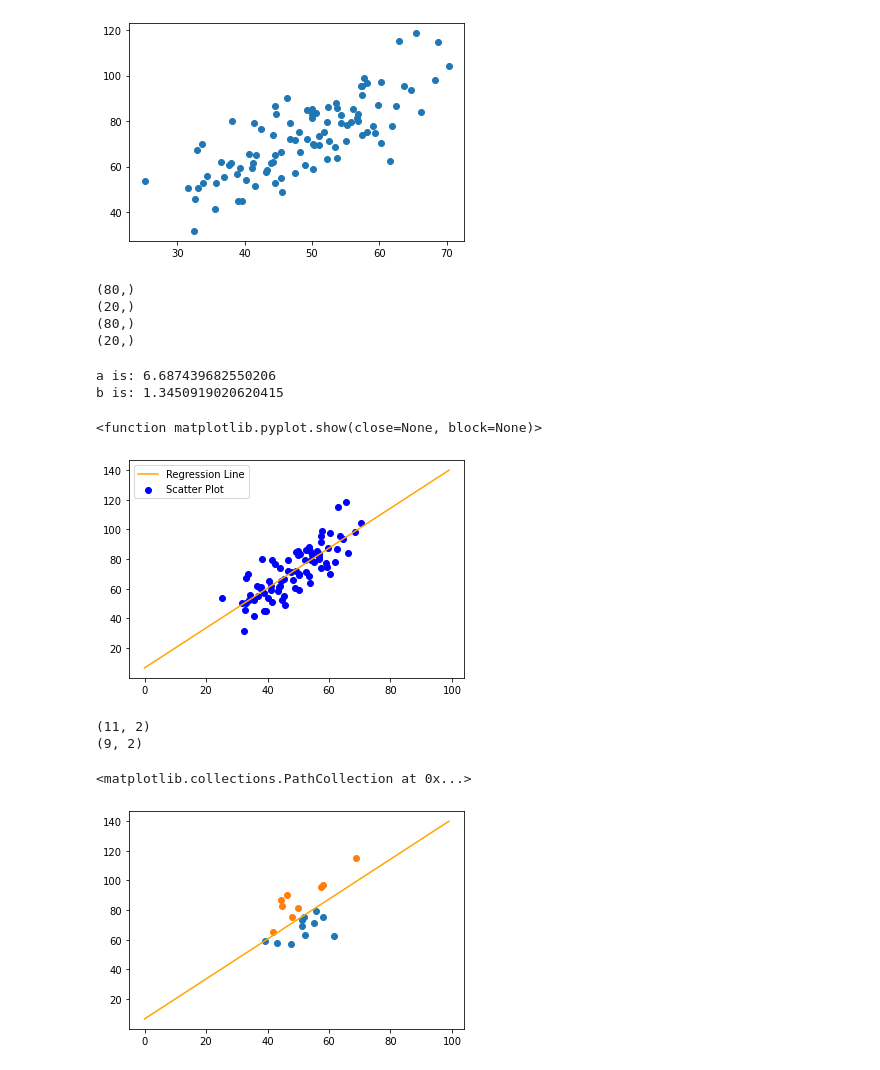
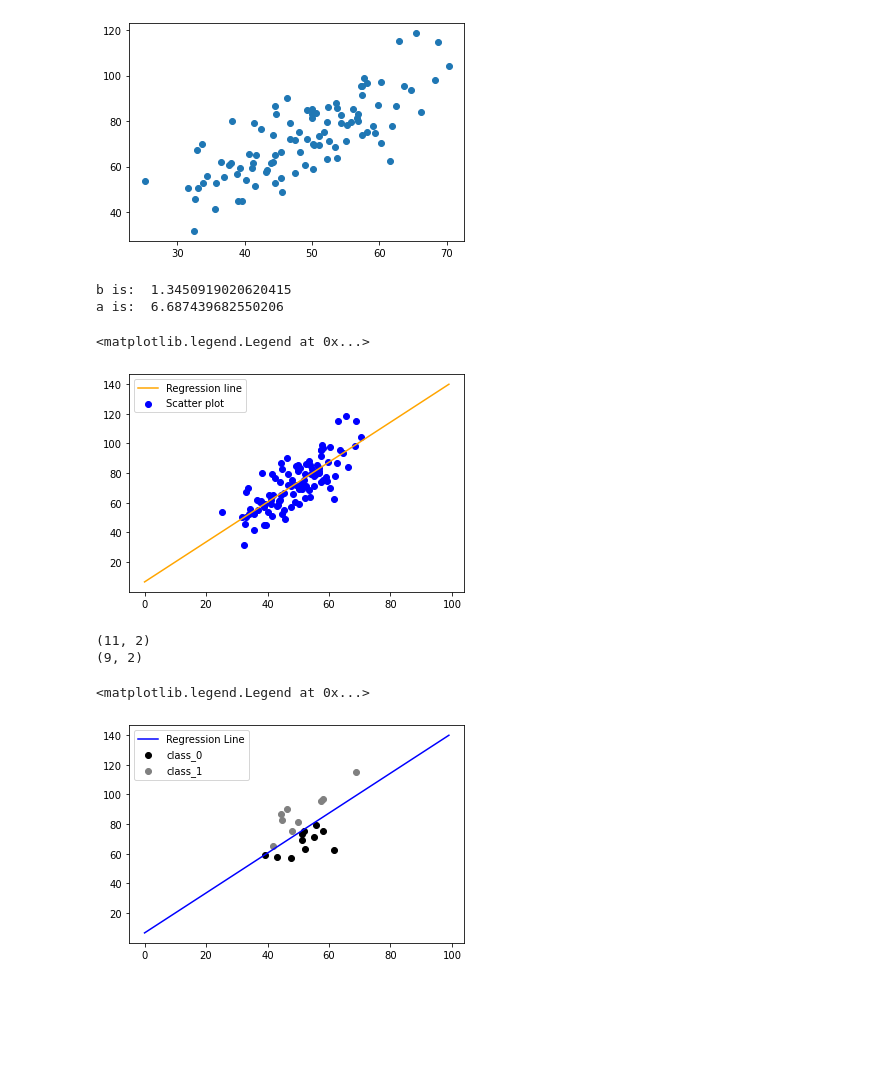
Before and after one commit to mshahiq/AI-DS-Exercises, a Jupyter notebook: Chapter 2/01. Intro to ML/Part 2/ml2.ipynb, the cells around one changed output. Saved outputs shown, nothing was run; the diff lists cells and outputs as text; code cells hidden in the pictures; blank space fills up the shorter version.

```diff
--- a/Chapter 2/01. Intro to ML/Part 2/ml2.ipynb
+++ b/Chapter 2/01. Intro to ML/Part 2/ml2.ipynb
@@ -39,24 +36,16 @@ assert df.shape == (100,2)
 # %%
 #plot the data (scatter)
 # YOUR CODE HERE
-x = df['X']
-y = df['Y']
-plt.scatter(x,y)
+plt.scatter(df['X'],df['Y'])
 # %% [output]
 <matplotlib.collections.PathCollection at 0x...>
 [figure]
+# %%
+X = df['X']
+Y = df['Y']
 # %%
 # YOUR CODE HERE
-x_train, x_test, y_train, y_test = train_test_split(x,y,test_size=0.2,random_state=0)
-print(x_train.shape)
-print(x_test.shape)
-print(y_train.shape)
-print(y_test.shape)
+x_train, x_test, y_train, y_test = train_test_split(X,Y, test_size=0.2,random_state=0)
-# %% [output]
-(80,)
-(20,)
-(80,)
-(20,)
 # %%
 assert x_train.shape == (80,)
 assert x_test.shape == (20,)
@@ -74,21 +63,23 @@ a = 0
 
 # YOUR CODE HERE
 def a_b(x,y):
-    #x_len = len(x_train)
+
     x_mean = x_train.mean()
     y_mean = y_train.mean()
 
-    b_upper = sum((x_train-x_mean)*(y_train-y_mean))
-    b_lower = sum((x_train-x_mean)**2)
+    b_upper = sum((x_train-x_mean)*(y_train-y_mean))        # SUM ( xi - x_mean) * (yi - y_mean)
+    b_lower = sum((x_train-x_mean)**2)                      #SUM (xi - x_mean)^2
+    b = b_upper/b_lower
 
-    b = b_upper/b_lower
-    a = y_mean - b * x_mean
+    a = y_mean - b * x_mean                                 #a = y_mean - b * x_mean
+
     return a,b
 
 a,b = a_b(x_train,y_train)
-print("a is:",a)
-print("b is:",b)
+
+print("b is: ",b)
+print("a is: ",a)
 # %% [output]
-a is: 6.687439682550206
-b is: 1.3450919020620415
+b is:  1.3450919020620415
+a is:  6.687439682550206
 # %%
@@ -97,15 +88,14 @@ assert abs(b - 1.32) <=0.03
 # %%
 line = 0
 x = np.arange(0,100)
-line = a + b * x
 # YOUR CODE HERE
-plt.plot(x,line,color='orange',label='Regression Line')
-plt.scatter(x_train,y_train,c='blue',label = 'Scatter Plot')
+line = a+b*x
+plt.plot(x,line,color = 'orange',label = 'Regression line')
+plt.scatter(df['X'],df['Y'],label = 'Scatter plot',color = 'blue')
 plt.legend()
-plt.show
 # %% [output]
-<function matplotlib.pyplot.show(close=None, block=None)>
+<matplotlib.legend.Legend at 0x...>
-[figure, old version]
+[figure, new version]
 # %%
 assert abs(a +3*b - 11.69) <= 0.05
 assert abs(a +100*b - 140) <= 1
@@ -116,13 +107,16 @@ y_test_pred = a + b*x_test
 # %%
 #Classify your test data in to classes
+#if the Y value for a certain X is lower than the line then the class is 0
 class_0 = []
 class_1 = []
+
 # YOUR CODE HERE
-y_test_predict = y_test_pred.tolist()
-#if the Y value for a certain X is lower than the line then the class is 0
-x_test_len = x_test.shape[0]
-for i in range(x_test_len):
-    if y_test.values[i] < (a + x_test.values[i]*b):
+y_predictions = y_pred.tolist()
+
+x_test_length = x_test.shape[0]
+
+for i in range(x_test_length):
+    if y_test.values[i] < (a+x_test.values[i]*b):
         class_0.append((x_test.values[i],y_test.values[i]))
     else:
         class_1.append((x_test.values[i],y_test.values[i]))
@@ -139,9 +133,10 @@ assert 9 < class_0.shape[0] < 13
 assert 7 < class_1.shape[0] < 11
 # %%
 # YOUR CODE HERE
-plt.plot(x,line,color='orange',label='Regression Line')
-plt.scatter(class_0[:,0],class_0[:,1])
-plt.scatter(class_1[:,0],class_1[0:,1])
+plt.plot(x,line,color='blue',label='Regression Line')
+plt.scatter(class_0[:,0],class_0[:,1],color='black',label='class_0')
+plt.scatter(class_1[:,0],class_1[0:,1],color='grey',label='class_1')
+plt.legend()
 # %% [output]
-<matplotlib.collections.PathCollection at 0x...>
+<matplotlib.legend.Legend at 0x...>
-[figure, old version]
+[figure, new version]
```
Also changed, not shown: parts of 3 cells of this notebook.
